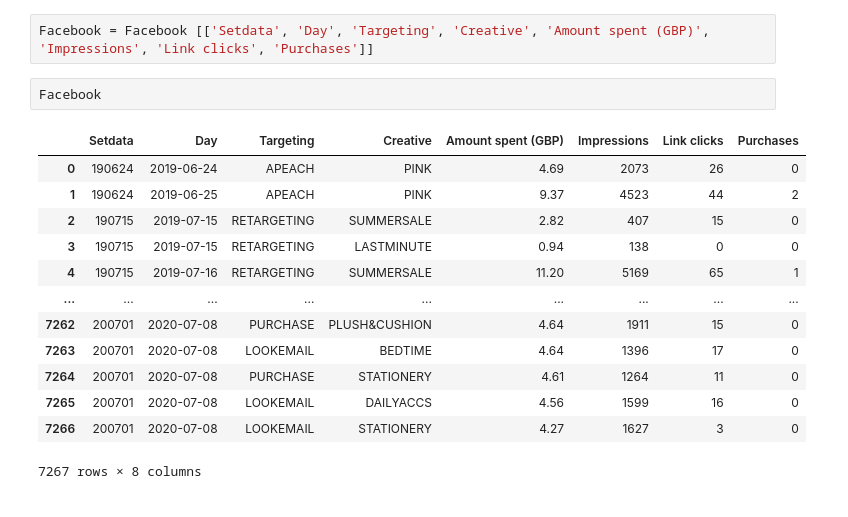
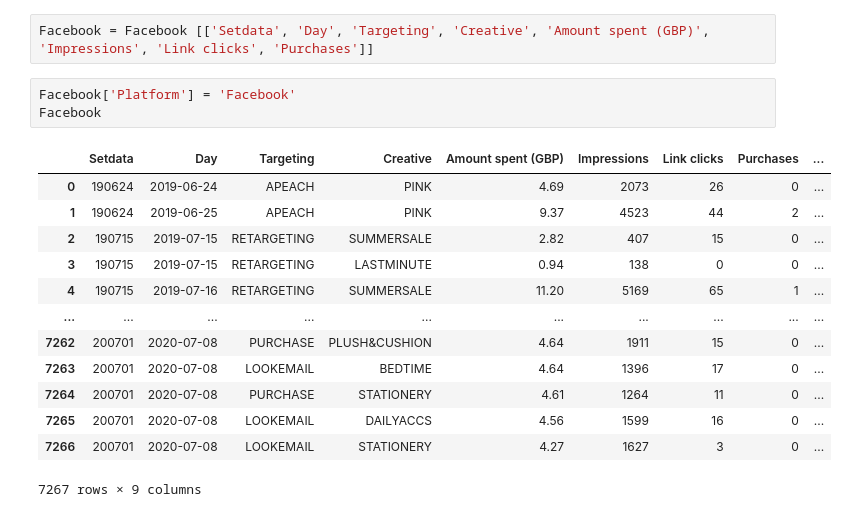
Before and after one commit to JoannaKang/kakao-commerce-data-analysis, a Jupyter notebook: Paid Media Report.ipynb, the cells around one changed output. Drawn from its saved outputs; the diff is of its cells as text.

```diff
--- a/Paid Media Report.ipynb
+++ b/Paid Media Report.ipynb
@@ -39,22 +34,23 @@ Index(['Setdata', 'Targeting', 'Creative', 'Day', 'Delivery status',
       dtype='object')
 # %%
 Facebook = Facebook [['Setdata', 'Day', 'Targeting', 'Creative', 'Amount spent (GBP)', 'Impressions', 'Link clicks', 'Purchases']]
-# %%
-Facebook
-# %% [output]
-|  | Setdata | Day | Targeting | Creative | Amount spent (GBP) | Impressions | Link clicks | Purchases |
-| 0 | 190624 | 2019-06-24 | APEACH | PINK | 4.69 | 2073 | 26 | 0 |
-| 1 | 190624 | 2019-06-25 | APEACH | PINK | 9.37 | 4523 | 44 | 2 |
-| 2 | 190715 | 2019-07-15 | RETARGETING | SUMMERSALE | 2.82 | 407 | 15 | 0 |
-| 3 | 190715 | 2019-07-15 | RETARGETING | LASTMINUTE | 0.94 | 138 | 0 | 0 |
-| 4 | 190715 | 2019-07-16 | RETARGETING | SUMMERSALE | 11.20 | 5169 | 65 | 1 |
-| ... | ... | ... | ... | ... | ... | ... | ... | ... |
-| 7262 | 200701 | 2020-07-08 | PURCHASE | PLUSH&CUSHION | 4.64 | 1911 | 15 | 0 |
-| 7263 | 200701 | 2020-07-08 | LOOKEMAIL | BEDTIME | 4.64 | 1396 | 17 | 0 |
-| 7264 | 200701 | 2020-07-08 | PURCHASE | STATIONERY | 4.61 | 1264 | 11 | 0 |
-| 7265 | 200701 | 2020-07-08 | LOOKEMAIL | DAILYACCS | 4.56 | 1599 | 16 | 0 |
-| 7266 | 200701 | 2020-07-08 | LOOKEMAIL | STATIONERY | 4.27 | 1627 | 3 | 0 |
-7267 rows × 8 columns
+# %%
+Facebook['Platform'] = 'Facebook'
+Facebook
+# %% [output]
+|  | Setdata | Day | Targeting | Creative | Amount spent (GBP) | Impressions | Link clicks | Purchases | ... |
+| 0 | 190624 | 2019-06-24 | APEACH | PINK | 4.69 | 2073 | 26 | 0 | ... |
+| 1 | 190624 | 2019-06-25 | APEACH | PINK | 9.37 | 4523 | 44 | 2 | ... |
+| 2 | 190715 | 2019-07-15 | RETARGETING | SUMMERSALE | 2.82 | 407 | 15 | 0 | ... |
+| 3 | 190715 | 2019-07-15 | RETARGETING | LASTMINUTE | 0.94 | 138 | 0 | 0 | ... |
+| 4 | 190715 | 2019-07-16 | RETARGETING | SUMMERSALE | 11.20 | 5169 | 65 | 1 | ... |
+| ... | ... | ... | ... | ... | ... | ... | ... | ... | ... |
+| 7262 | 200701 | 2020-07-08 | PURCHASE | PLUSH&CUSHION | 4.64 | 1911 | 15 | 0 | ... |
+| 7263 | 200701 | 2020-07-08 | LOOKEMAIL | BEDTIME | 4.64 | 1396 | 17 | 0 | ... |
+| 7264 | 200701 | 2020-07-08 | PURCHASE | STATIONERY | 4.61 | 1264 | 11 | 0 | ... |
+| 7265 | 200701 | 2020-07-08 | LOOKEMAIL | DAILYACCS | 4.56 | 1599 | 16 | 0 | ... |
+| 7266 | 200701 | 2020-07-08 | LOOKEMAIL | STATIONERY | 4.27 | 1627 | 3 | 0 | ... |
+7267 rows × 9 columns
 # %%
 Instagram.columns
 # %% [output]
```
Also changed, not shown: parts of 11 cells of this notebook.
